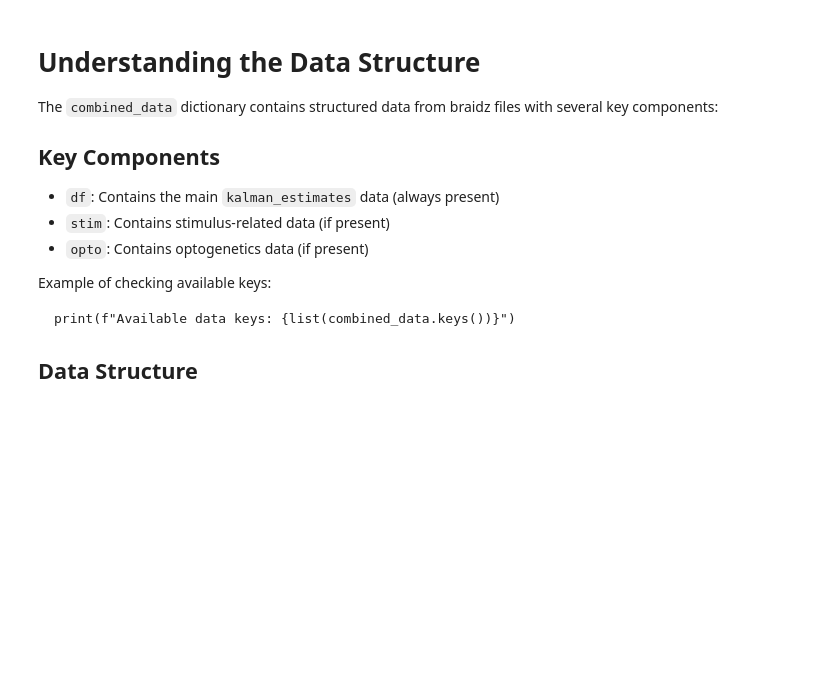
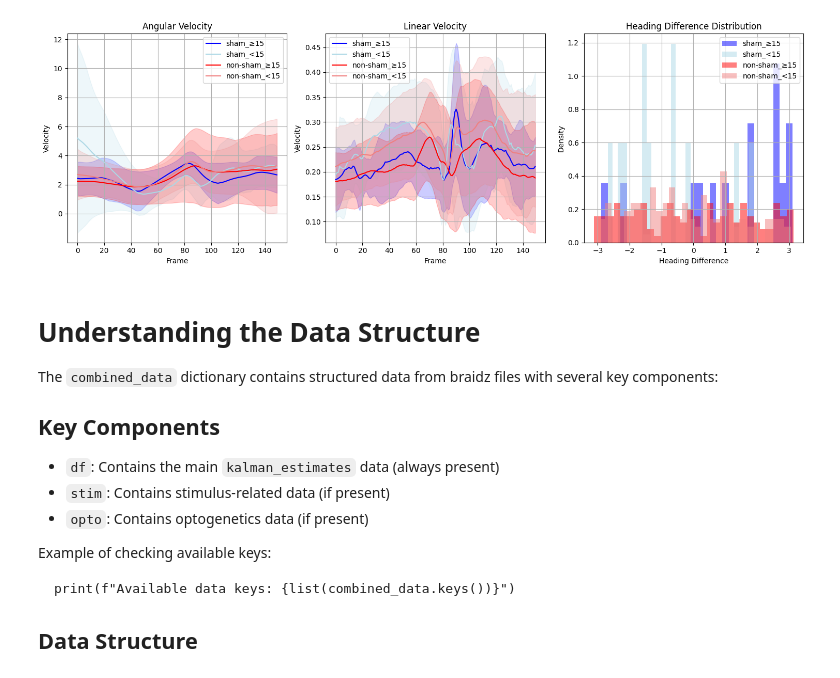
Before and after one commit to elhananby/braidz_analysis, a Jupyter notebook: notebooks/read_braidz_exmaple.ipynb, the cells around one changed output. Drawn from its saved outputs; the diff is of its cells as text; code cells hidden in the pictures; blank space fills up the shorter version.

```diff
--- a/notebooks/read_braidz_exmaple.ipynb
+++ b/notebooks/read_braidz_exmaple.ipynb
@@ -17,8 +13,6 @@ exp_list = [
 ]
 
 combined_data = braidz.read_multiple_braidz(
-    exp_list,
-    root_folder=root_folder,
-    parser="pyarrow"
+    exp_list, root_folder=root_folder, parser="pyarrow"
 )
 # %% [output]
@@ -76,3 +30,83 @@ plt.show()
+# %%
+# Split data into groups based on sham status and frames in opto radius
+def split_data_into_groups(data):
+    groups = {}
+    conditions = [
+        ("sham", True, "≥15", lambda x: x >= 15),
+        ("sham", True, "<15", lambda x: x < 15),
+        ("non-sham", False, "≥15", lambda x: x >= 15),
+        ("non-sham", False, "<15", lambda x: x < 15),
+    ]
+
+    for sham_label, is_sham, radius_label, radius_condition in conditions:
+        mask = (data["sham"] == is_sham) & radius_condition(
+            data["frames_in_opto_radius"]
+        )
+        groups[f"{sham_label}_{radius_label}"] = {
+            "angular_velocity": np.abs(data["angular_velocity"])[mask],
+            "linear_velocity": data["linear_velocity"][mask],
+            "heading_diff": data["heading_diff"][mask],
+        }
+
+    return groups
+
+
+# Plot settings
+colors = {
+    "sham_≥15": "blue",
+    "sham_<15": "lightblue",
+    "non-sham_≥15": "red",
+    "non-sham_<15": "lightcoral",
+}
+
+# Split the data
+groups = split_data_into_groups(data)
+fig, axs = plt.subplots(ncols=3, nrows=1, figsize=(15, 5))
+# Plotting for angular and linear velocities
+for ax_idx, metric in enumerate(["angular_velocity", "linear_velocity"]):
+    for group_name, group_data in groups.items():
+        if len(group_data[metric]) > 0:  # Check if group has data
+            mean_trace = np.mean(group_data[metric], axis=0)
+            std_trace = np.std(group_data[metric], axis=0)
+
+            x = np.arange(len(mean_trace))
+            axs[ax_idx].plot(x, mean_trace, label=group_name, color=colors[group_name])
+            axs[ax_idx].fill_between(
+                x,
+                mean_trace - std_trace,
+                mean_trace + std_trace,
+                alpha=0.2,
+                color=colors[group_name],
+            )
+
+    axs[ax_idx].set_title(f'{metric.replace("_", " ").title()}')
+    axs[ax_idx].set_xlabel("Frame")
+    axs[ax_idx].set_ylabel("Velocity")
+    axs[ax_idx].legend()
+    axs[ax_idx].grid(True)
+
+# Plotting heading difference histogram
+for group_name, group_data in groups.items():
+    if len(group_data["heading_diff"]) > 0:  # Check if group has data
+        axs[2].hist(
+            group_data["heading_diff"],
+            bins=30,
+            alpha=0.5,
+            label=group_name,
+            color=colors[group_name],
+            density=True,
+        )
+
+axs[2].set_title("Heading Difference Distribution")
+axs[2].set_xlabel("Heading Difference")
+axs[2].set_ylabel("Density")
+axs[2].legend()
+axs[2].grid(True)
+
+# Adjust layout
+plt.tight_layout()
+# %% [output]
+[figure, added]
 # %% [markdown]
 # Understanding the Data Structure
 
```
Also changed, not shown: parts of 3 cells of this notebook, 4 other files.
